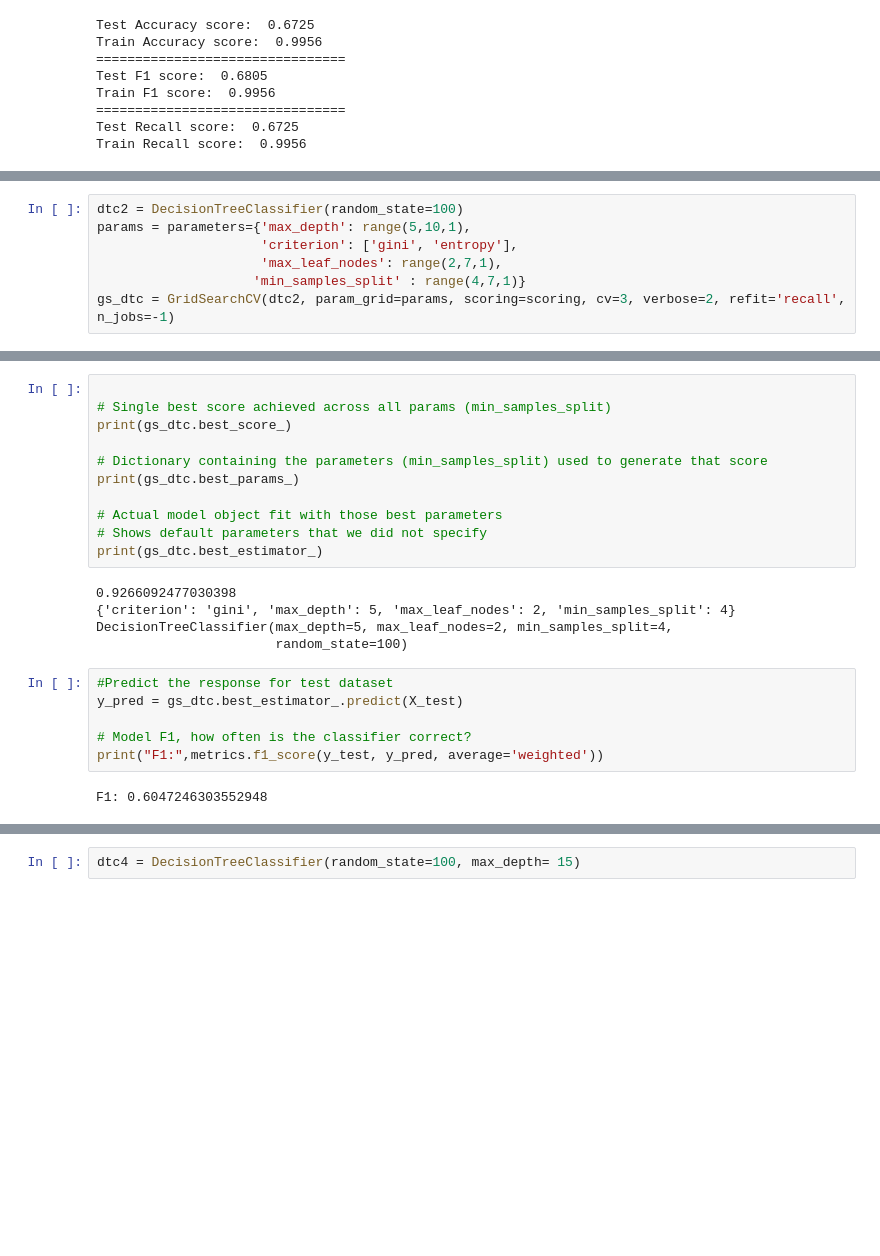
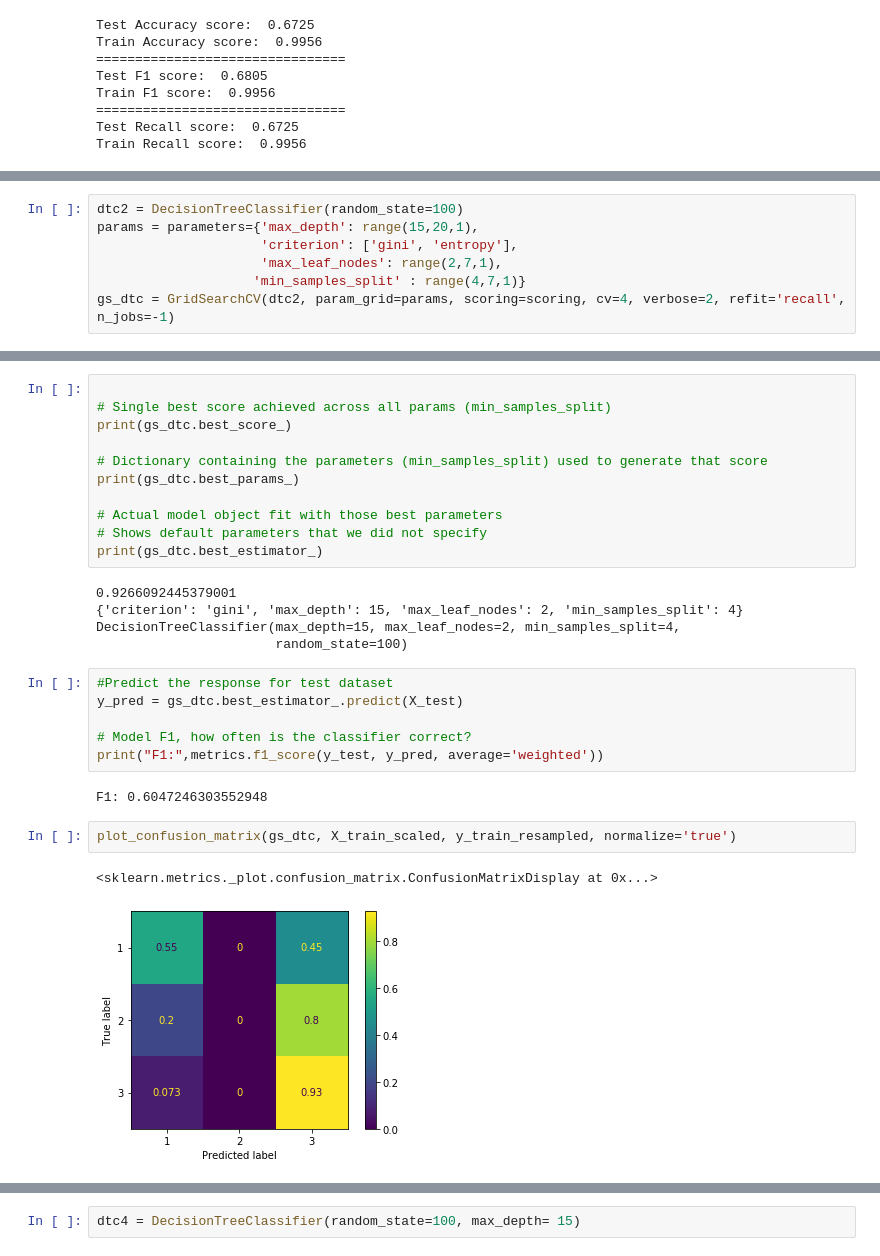
Before and after one commit to Yeshi341/structural_damage_from_earthquake, a Jupyter notebook: models/model_trials.ipynb, the cells around one changed output, grey strips where cells are left out. Saved outputs shown, nothing was run; the diff lists cells and outputs as text; blank space fills up the shorter version.

```diff
--- a/models/model_trials.ipynb
+++ b/models/model_trials.ipynb
@@ -494,10 +497,10 @@ KeyboardInterrupt:
 # %%
 dtc2 = DecisionTreeClassifier(random_state=100)
-params = parameters={'max_depth': range(5,10,1),
+params = parameters={'max_depth': range(15,20,1),
                      'criterion': ['gini', 'entropy'],
                      'max_leaf_nodes': range(2,7,1),
                     'min_samples_split' : range(4,7,1)}
-gs_dtc = GridSearchCV(dtc2, param_grid=params, scoring=scoring, cv=3, verbose=2, refit='recall', n_jobs=-1)
+gs_dtc = GridSearchCV(dtc2, param_grid=params, scoring=scoring, cv=4, verbose=2, refit='recall', n_jobs=-1)
 # %%
 gs_dtc.fit(X_train_scaled, y_train_resampled)
 # %% [output]
@@ -527,9 +530,9 @@ print(gs_dtc.best_params_)
 # Shows default parameters that we did not specify
 print(gs_dtc.best_estimator_)
 # %% [output]
-0.9266092477030398
-{'criterion': 'gini', 'max_depth': 5, 'max_leaf_nodes': 2, 'min_samples_split': 4}
-DecisionTreeClassifier(max_depth=5, max_leaf_nodes=2, min_samples_split=4,
+0.9266092445379001
+{'criterion': 'gini', 'max_depth': 15, 'max_leaf_nodes': 2, 'min_samples_split': 4}
+DecisionTreeClassifier(max_depth=15, max_leaf_nodes=2, min_samples_split=4,
                        random_state=100)
 # %%
 #Predict the response for test dataset
@@ -539,4 +542,9 @@ y_pred = gs_dtc.best_estimator_.predict(X_test)
 print("F1:",metrics.f1_score(y_test, y_pred, average='weighted'))
 # %% [output]
 F1: 0.6047246303552948
+# %%
+plot_confusion_matrix(gs_dtc, X_train_scaled, y_train_resampled, normalize='true')
+# %% [output]
+<sklearn.metrics._plot.confusion_matrix.ConfusionMatrixDisplay at 0x...>
+[figure, added]
 # %%
```
Also changed, not shown: parts of 11 cells of this notebook.
